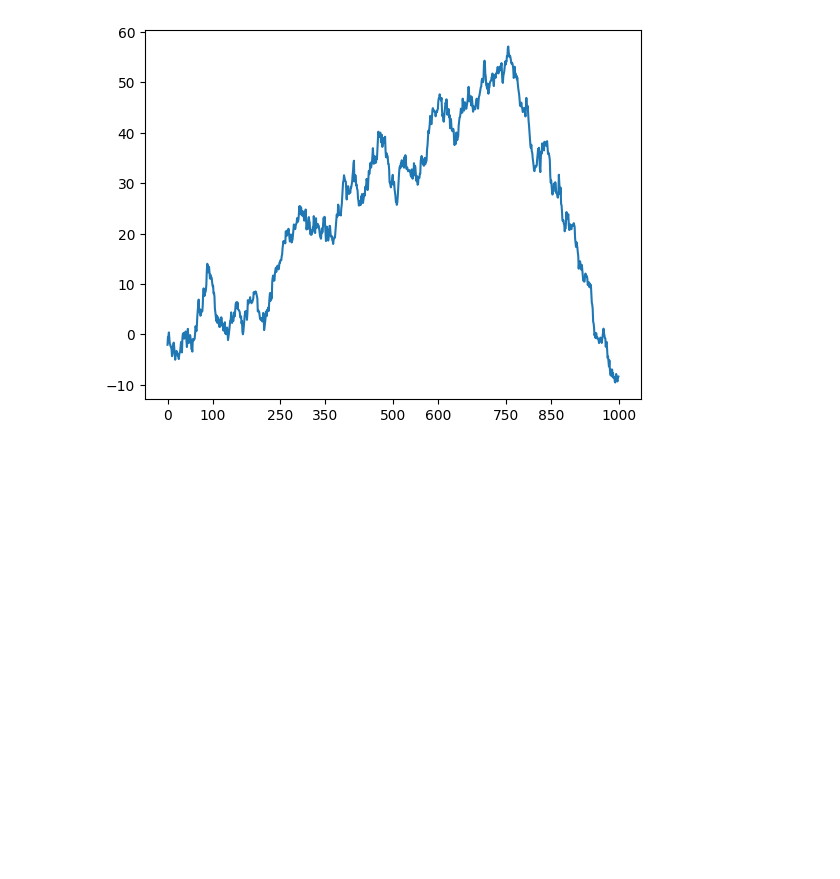
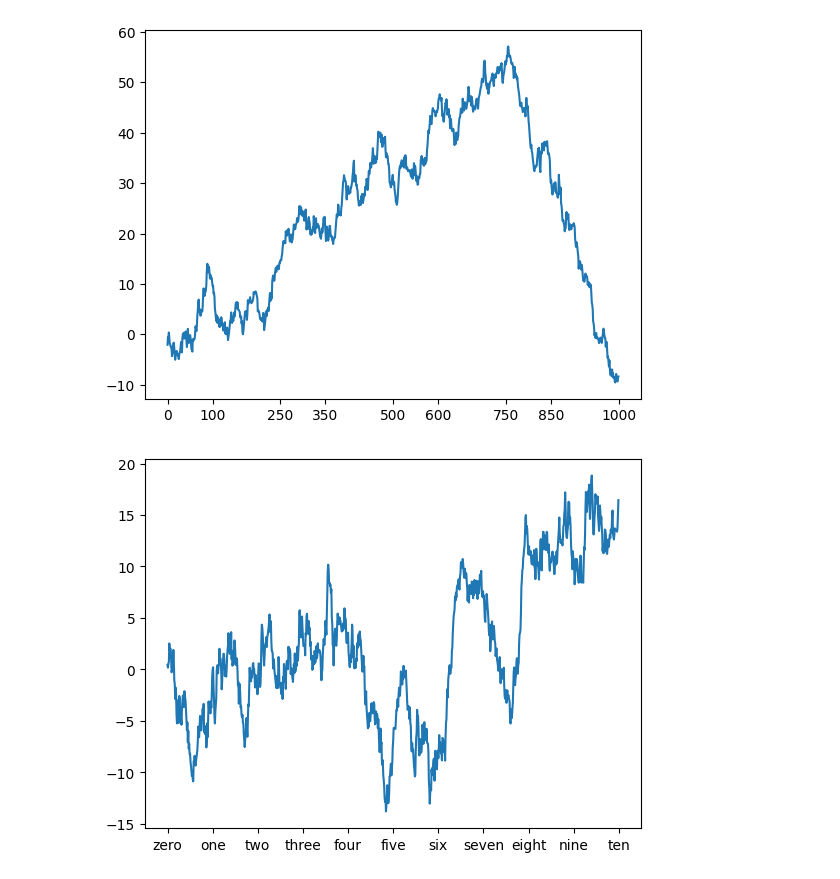
Before and after one commit to roberthsu2003/__2024_10_15__gjun_ai__, a Jupyter notebook: lesson20/lesson20_2.ipynb, the cells around one changed output. Drawn from its saved outputs; the diff is of its cells as text; code cells hidden in the pictures; blank space fills up the shorter version.

```diff
--- a/lesson20/lesson20_2.ipynb
+++ b/lesson20/lesson20_2.ipynb
@@ -11,3 +11,14 @@ ax.plot(np.random.randn(1000).cumsum())
 _ = ax.set_xticks([0, 100,250,350, 500,600, 750,850, 1000])
 # %% [output]
 [figure]
+# %%
+import numpy as np
+import pandas as pd
+import matplotlib.pyplot as plt
+fig = plt.figure()
+ax = fig.add_subplot(1,1,1)
+ax.plot(np.random.randn(1000).cumsum())
+_ = ax.set_xticks([0, 100, 200, 300, 400, 500, 600, 700, 800, 900, 1000])
+_ = ax.set_xticklabels(['zero', 'one', 'two', 'three', 'four', 'five', 'six', 'seven', 'eight', 'nine', 'ten'])
+# %% [output]
+[figure, added]
```
